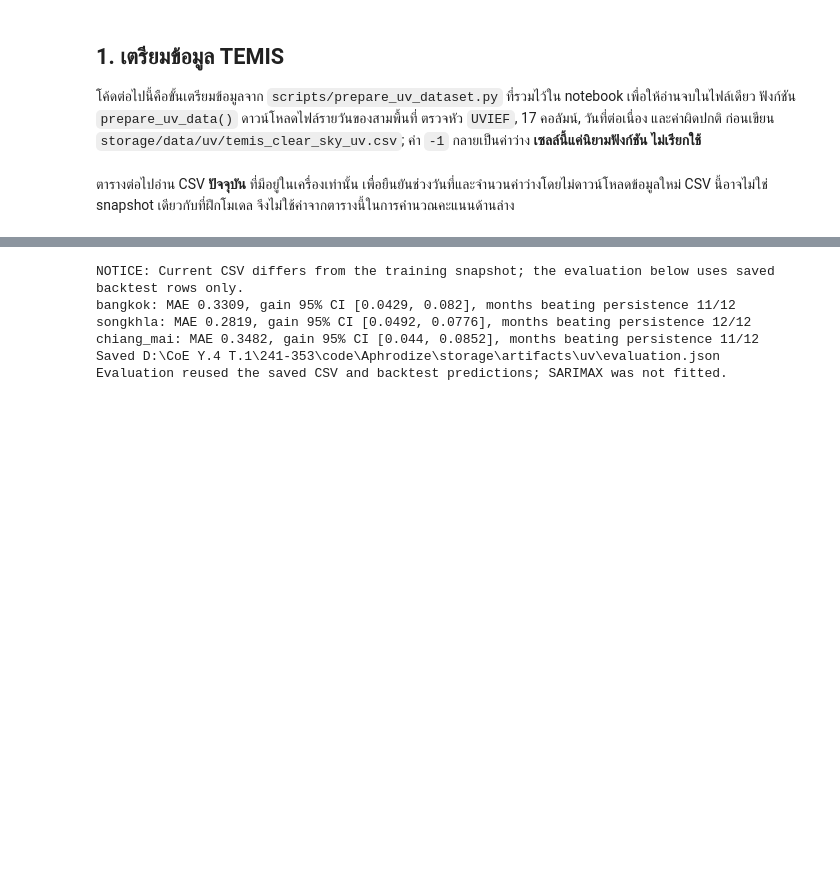
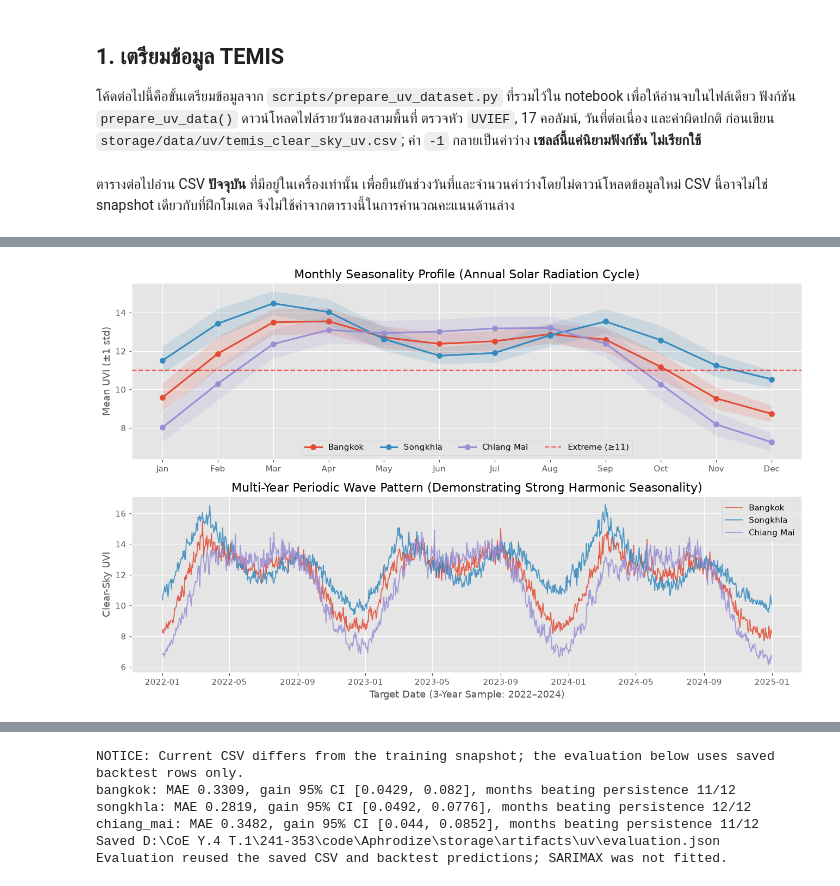
Before and after one commit to PacharaponK/Aphrodize, a Jupyter notebook: models/time-series/uv/uv_model_evaluation.ipynb, the cells around one changed output, grey strips where cells are left out. Saved outputs shown, nothing was run; the diff lists cells and outputs as text; code cells hidden in the pictures; blank space fills up the shorter version.

```diff
--- a/models/time-series/uv/uv_model_evaluation.ipynb
+++ b/models/time-series/uv/uv_model_evaluation.ipynb
@@ -130,0 +244,43 @@ display(Markdown("| City | Rows | First date | Last date | Missing UV |\n|---|--
+# %%
+fig, axes = plt.subplots(2, 1, figsize=(12, 7.5))
+
+months = np.arange(1, 13)
+month_names = ["Jan", "Feb", "Mar", "Apr", "May", "Jun", "Jul", "Aug", "Sep", "Oct", "Nov", "Dec"]
+
+# 1. Monthly Seasonality Profile
+for c in CITIES:
+    uv = np.array(eda_data[c]["uv"])
+    m = np.array(eda_data[c]["months"])
+    mean_by_m = [uv[m == mo].mean() for mo in months]
+    std_by_m = [uv[m == mo].std() for mo in months]
+    axes[0].plot(months, mean_by_m, marker="o", label=CITY_LABELS[c], lw=2)
+    axes[0].fill_between(
+        months,
+        np.array(mean_by_m) - np.array(std_by_m),
+        np.array(mean_by_m) + np.array(std_by_m),
+        alpha=0.15,
+    )
+axes[0].set_xticks(months)
+axes[0].set_xticklabels(month_names)
+axes[0].set_ylabel("Mean UVI (±1 std)")
+axes[0].set_title("Monthly Seasonality Profile (Annual Solar Radiation Cycle)")
+axes[0].axhline(11, color="red", linestyle="--", alpha=0.6, label="Extreme (≥11)")
+axes[0].legend(loc="lower center", ncol=4)
+
+# 2. Multi-Year Periodic Wave Pattern (Sample 2022-2024)
+for c in CITIES:
+    dates_c = eda_data[c]["dates"]
+    uv_c = eda_data[c]["uv"]
+    mask_sample = [date(2022, 1, 1) <= d <= date(2024, 12, 31) for d in dates_c]
+    sample_dates = [d for d, m in zip(dates_c, mask_sample) if m]
+    sample_uv = [u for u, m in zip(uv_c, mask_sample) if m]
+    axes[1].plot(sample_dates, sample_uv, label=CITY_LABELS[c], lw=1.2, alpha=0.85)
+axes[1].set_ylabel("Clear-Sky UVI")
+axes[1].set_xlabel("Target Date (3-Year Sample: 2022–2024)")
+axes[1].set_title("Multi-Year Periodic Wave Pattern (Demonstrating Strong Harmonic Seasonality)")
+axes[1].legend(loc="upper right")
+
+plt.tight_layout()
+plt.show()
+# %% [output]
+[figure, added]
```
Also changed, not shown: parts of 35 cells of this notebook.
